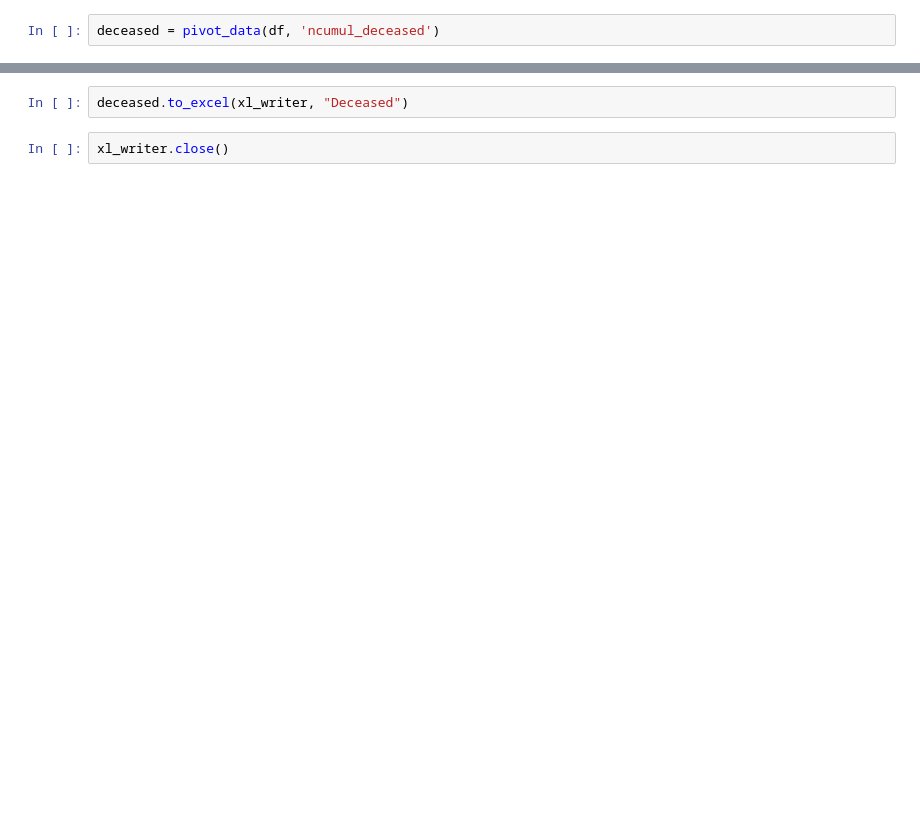
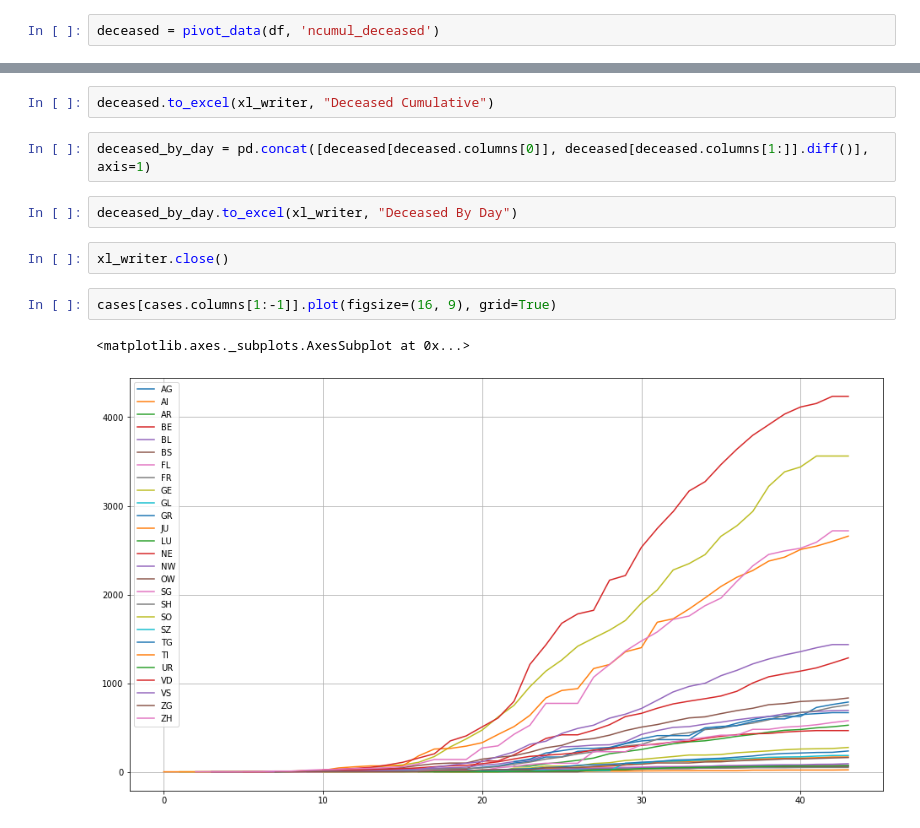
Before and after one commit to jpmieville/COVID-19_data_analyis, a Jupyter notebook: covid_19_swiss.ipynb, the cells around one changed output, grey strips where cells are left out. Cells and saved outputs as stored; diff of their text form; blank space fills up the shorter version.

```diff
--- a/covid_19_swiss.ipynb
+++ b/covid_19_swiss.ipynb
@@ -62,4 +66,13 @@ deceased[['CH', 'VD', 'TI', 'GE', 'ZH', 'BS']].plot(logy=True, logx=True, grid=T
 # %%
-deceased.to_excel(xl_writer, "Deceased")
+deceased.to_excel(xl_writer, "Deceased Cumulative")
+# %%
+deceased_by_day = pd.concat([deceased[deceased.columns[0]], deceased[deceased.columns[1:]].diff()], axis=1)
+# %%
+deceased_by_day.to_excel(xl_writer, "Deceased By Day")
 # %%
 xl_writer.close()
+# %%
+cases[cases.columns[1:-1]].plot(figsize=(16, 9), grid=True)
+# %% [output]
+<matplotlib.axes._subplots.AxesSubplot at 0x...>
+[figure, added]
```
Also changed, not shown: parts of 13 cells of this notebook, 1 other file.
